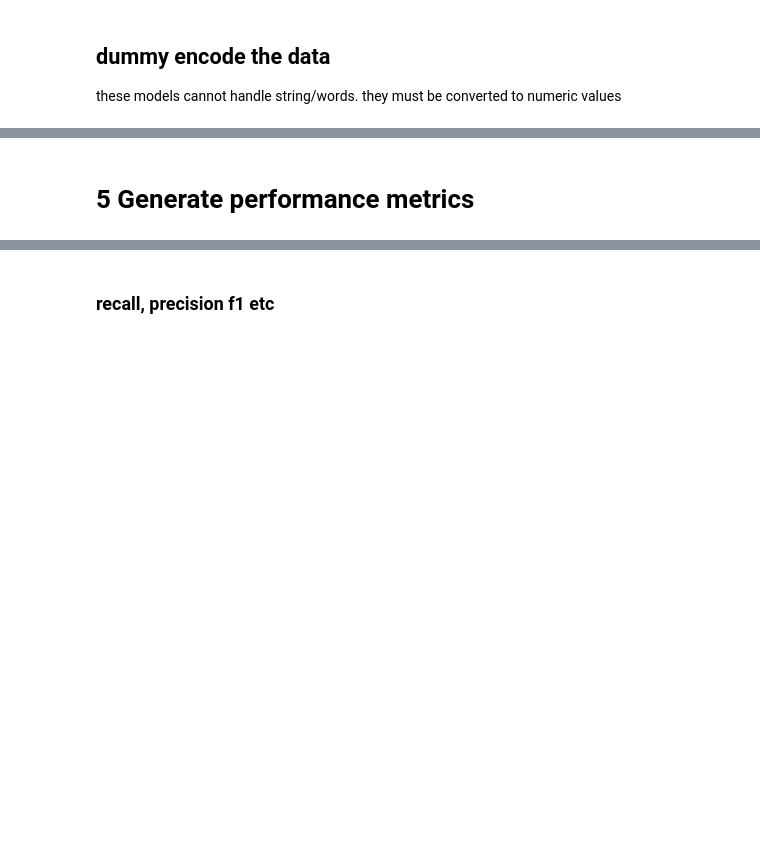
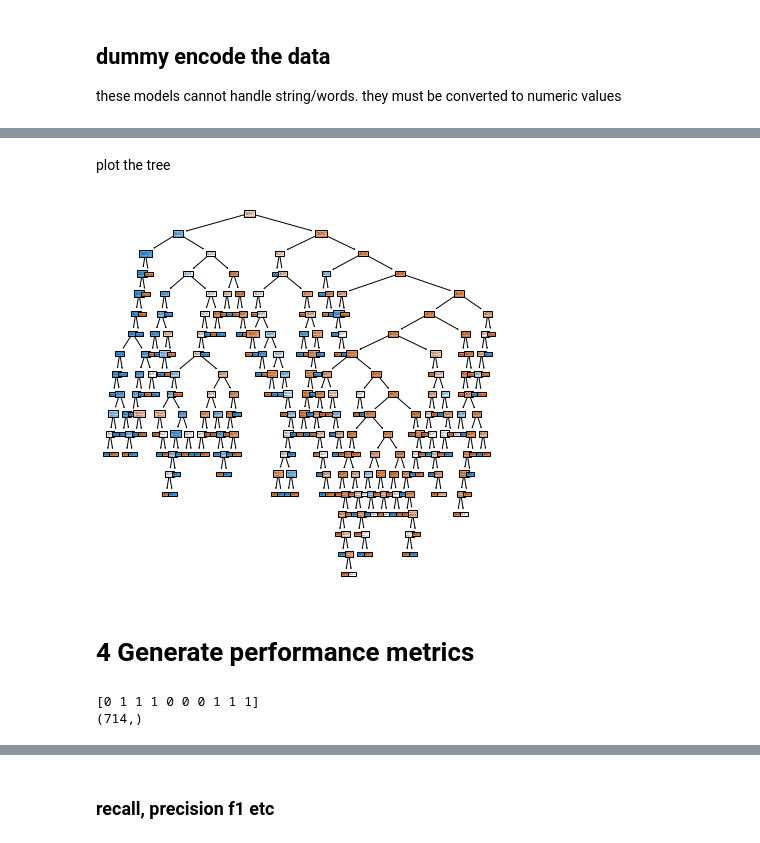
Before and after one commit to matthewpecsok/4482_fall_2022, a Jupyter notebook: tutorials/decision_tree_sklearn_titanic_tutorial.ipynb, the cells around one changed output, grey strips where cells are left out. Saved outputs shown, nothing was run; the diff lists cells and outputs as text; code cells hidden in the pictures; blank space fills up the shorter version.

```diff
--- a/tutorials/decision_tree_sklearn_titanic_tutorial.ipynb
+++ b/tutorials/decision_tree_sklearn_titanic_tutorial.ipynb
@@ -232,3 +419,19 @@ for numeric_var in ['Age','Fare','Parch','SibSp']:
+# %%
+# create a new model 2
+tree_model_3 = tree.DecisionTreeClassifier(random_state=random_state,ccp_alpha=0.0002)
+tree_model_3
+
+# note, there is a lot going on behind the scenes here fitting is a complex process
+tree_model_3 = tree_model_3.fit(titanic_encoded_X,y_target) # this trains the model on the x and y data
+# %% [markdown]
+plot the tree
+# %%
+fig = plt.figure(figsize=(7,7))
+_ = tree.plot_tree(tree_model_3,
+                   feature_names=titanic_encoded_X.columns.to_list(), # make sure the feature names are in output
+                   filled=True) # filled true color codes by the class. shading indicates proportion or quality of split
+# %% [output]
+[figure, added]
 # %% [markdown]
-# 5 Generate performance metrics
+# 4 Generate performance metrics
 # %%
@@ -240,6 +443,8 @@ for numeric_var in ['Age','Fare','Parch','SibSp']:
 # create a confusion matrix comparing y_true and y_predicted
 model_1_pred = tree_model_1.predict(titanic_encoded_X)
 
-print(model_1_pred)
+print(model_1_pred[0:10])
 print(model_1_pred.shape)
-# pay attention to the predictions. how does the model choose 0 or 1 for the predictions? What is going on under the hood here?
+# %% [output]
+[0 1 1 1 0 0 0 1 1 1]
+(714,)
```
Also changed, not shown: parts of 103 cells of this notebook.
